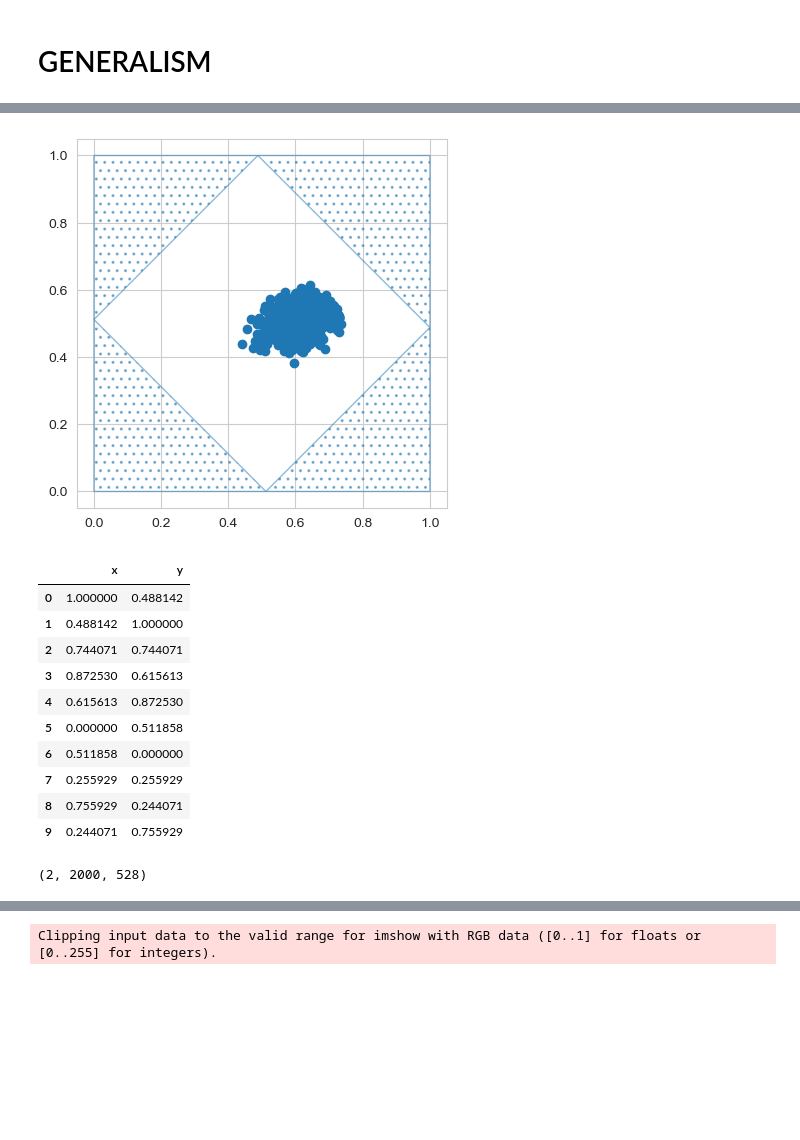
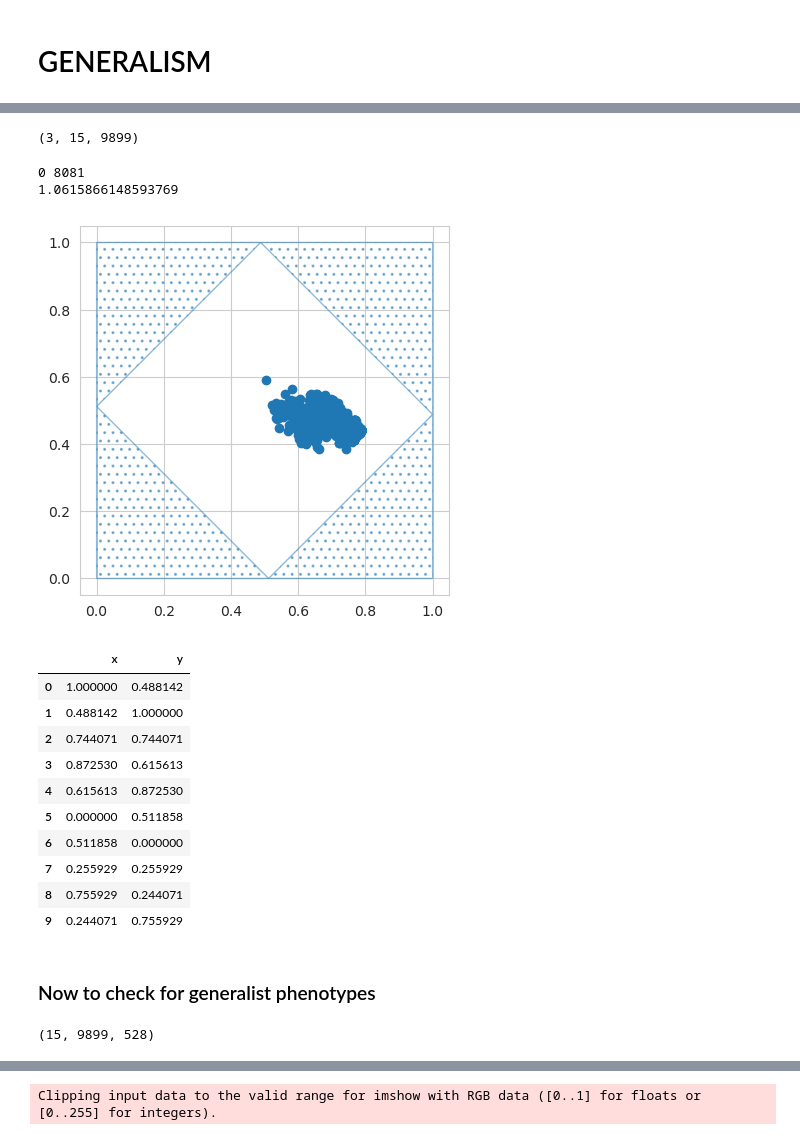
Before and after one commit to Cpetak/CA_GRN2, a Jupyter notebook: variable_2dfits.ipynb, the cells around one changed output, grey strips where cells are left out. Drawn from its saved outputs; the diff is of its cells as text; code cells hidden in the pictures; blank space fills up the shorter version.

```diff
--- a/variable_2dfits.ipynb
+++ b/variable_2dfits.ipynb
@@ -6,3 +10,5 @@ import matplotlib.pyplot as plt
+# %%
+RULE = 30
 # %%
 pop_size = 20
 grn_size=22
@@ -11,20 +17,18 @@ num_cells = 22
 geneid=1
 try_seedints = [69904,149796]
 
-rule = 30
-
 all_targs=[]
 for s in try_seedints:
     random_grns=np.random.randn(5, grn_size+2, grn_size).astype(np.float64)
     #targets, phenos, fitnesses = helper.get_pop_TPF(random_grns, len(random_grns), num_cells, grn_size, dev_steps, geneid, r, s)
     start_pattern = helper.seedID2string(s, num_cells)
     start_expression = helper.seed2expression(start_pattern, pop_size, num_cells, grn_size, geneid)
-    targets = helper.rule2targets_wrapped_wstart(int(rule), L=dev_steps+1, N=num_cells, start_pattern=start_pattern)
+    targets = helper.rule2targets_wrapped_wstart(int(RULE), L=dev_steps+1, N=num_cells, start_pattern=start_pattern)
     all_targs.append(targets)
 
 pop = np.random.randn(pop_size, grn_size+2, grn_size).astype(np.float64)
-target1, _, fitnesses1 = helper.get_pop_TPF(pop, len(pop), num_cells, grn_size, dev_steps, geneid, rule, try_seedints[0], try_seedints[0])
-target2, _, fitnesses2 = helper.get_pop_TPF(pop, len(pop), num_cells, grn_size, dev_steps, geneid, rule, try_seedints[1], try_seedints[1])
+target1, _, fitnesses1 = helper.get_pop_TPF(pop, len(pop), num_cells, grn_size, dev_steps, geneid, RULE, try_seedints[0], try_seedints[0])
+target2, _, fitnesses2 = helper.get_pop_TPF(pop, len(pop), num_cells, grn_size, dev_steps, geneid, RULE, try_seedints[1], try_seedints[1])
 # %%
 landmarks=helper.make_restricted_plot(all_targs, num_cells, dev_steps, fitnesses1, fitnesses2, labelled=False)
 # %% [output]
@@ -32,15 +36,15 @@ landmarks=helper.make_restricted_plot(all_targs, num_cells, dev_steps, fitnesses
 # %%
-root="results_testing_saving/"
+root="~/scratch/detailed_save/"
+folders = ["variable","static","static"]
 seed_ints = ["69904-149796","69904","149796"]
-season_lens=[300,20_000,20_000]
-rule = 30
-rules = [f"{rule}-{rule}", rule, rule]
-num_repeats = 2
+season_lens=[300,100_000,100_000]
+rules = [f"{RULE}-{RULE}", RULE, RULE]
+num_repeats = 15
 pop_size = 1000
 
 all_fits = []
 for g in range(len(season_lens)):
-    fits=[np.loadtxt(os.path.expanduser(root+f"stats_{season_lens[g]}_{rules[g]}_{seed_ints[g]}_{i+1}_both_fits.txt")) for i in range(num_repeats)]
+    fits=[np.loadtxt(os.path.expanduser(root+f"{folders[g]}/stats_{season_lens[g]}_{rules[g]}_{seed_ints[g]}_{i+1}_both_fits.txt")) for i in range(num_repeats)]
     fits = np.array(fits)
     num_gens = int(fits.shape[1]/2/pop_size)
     fits = fits.reshape(num_repeats, num_gens, 2, pop_size)
@@ -87,10 +220,21 @@ plt.plot(conz_BH_mean[0,0,:]) #NOTE: can do the 3 line plots with this list too!
+# %%
+import numpy as np
+conz_BH_mean.shape
+# %% [output]
+(3, 15, 9899)
 # %%
-fitnesses1=all_fits[0][0][np.argmax(conz_BH_mean[0,0,:])][0]
-fitnesses2=all_fits[0][0][np.argmax(conz_BH_mean[0,0,:])][1]
+exp_id = 0 #variable
+highest_gen_rep, highest_gen_gen = np.unravel_index(np.argmax(conz_BH_mean[exp_id,:,:]), conz_BH_mean[0].shape)
+print(highest_gen_rep, highest_gen_gen)
+print(conz_BH_mean[exp_id,highest_gen_rep, highest_gen_gen])
+fitnesses1=all_fits[exp_id, highest_gen_rep, highest_gen_gen][0]
+fitnesses2=all_fits[exp_id, highest_gen_rep, highest_gen_gen][1]
 
 helper.make_restricted_plot(all_targs, num_cells, dev_steps, fitnesses1, fitnesses2, labelled=False)
 # %% [output]
+0 8081
+1.0615866148593769
-[figure, old version]
+[figure, new version]
 |  | x | y |
 | 0 | 1.000000 | 0.488142 |
 | 1 | 0.488142 | 1.000000 |
@@ -102,21 +246,24 @@ helper.make_restricted_plot(all_targs, num_cells, dev_steps, fitnesses1, fitness
 | 7 | 0.255929 | 0.255929 |
 | 8 | 0.755929 | 0.244071 |
 | 9 | 0.244071 | 0.755929 |
+# %% [markdown]
+### Now to check for generalist phenotypes
 # %%
 # Parameters
-rule = 30
 grn_size = 22
 num_cells = 22
 dev_steps = 22
 geneid = 1 #which gene was used to get fitness
+root="~/scratch/detailed_save/"
+folders = ["variable","static","static"]
 seed_ints = ["69904-149796","69904","149796"]
-season_lens=[300] #20_000,20_000]
-rules = [f"{rule}-{rule}", rule, rule]
-num_repeats = 2
+season_lens=[300]# 100_000,100_000]
+rules = [f"{RULE}-{RULE}", RULE, RULE]
+num_repeats = 15
 
 all_grns = []
 for g in range(len(season_lens)):
-    grns=[np.loadtxt(os.path.expanduser(root+f"stats_{season_lens[g]}_{rules[g]}_{seed_ints[g]}_{i+1}_best_grn.txt")) for i in range(num_repeats)]
+    grns=[np.loadtxt(os.path.expanduser(root+f"{folders[g]}/stats_{season_lens[g]}_{rules[g]}_{seed_ints[g]}_{i+1}_best_grn.txt")) for i in range(num_repeats)]
     grns = np.array(grns)
     num_grns = int(grns.shape[1]/(grn_size+2)/grn_size)
     grns = grns.reshape(num_repeats,num_grns,grn_size+2,grn_size) #repeats, gens, weights1, weights2
@@ -126,5 +273,5 @@ all_grns=np.vstack(all_grns)
 #all_grns = np.reshape(all_grns, (num_repeats * num_gens, grn_size+2, grn_size))
 print(all_grns.shape)
 # %% [output]
-(2, 2000, 528)
+(15, 9899, 528)
 # %%
```
Also changed, not shown: parts of 27 cells of this notebook, 10 other files.
